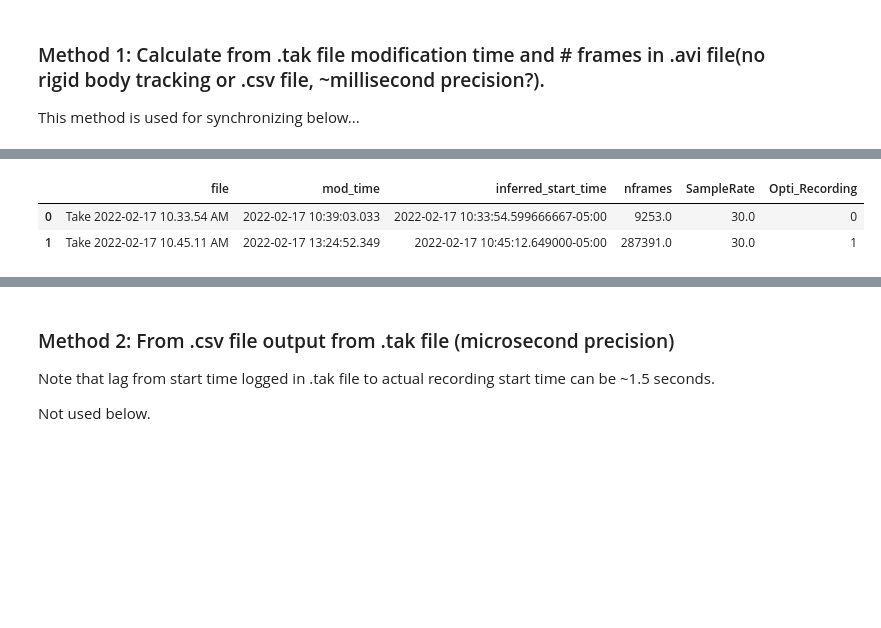
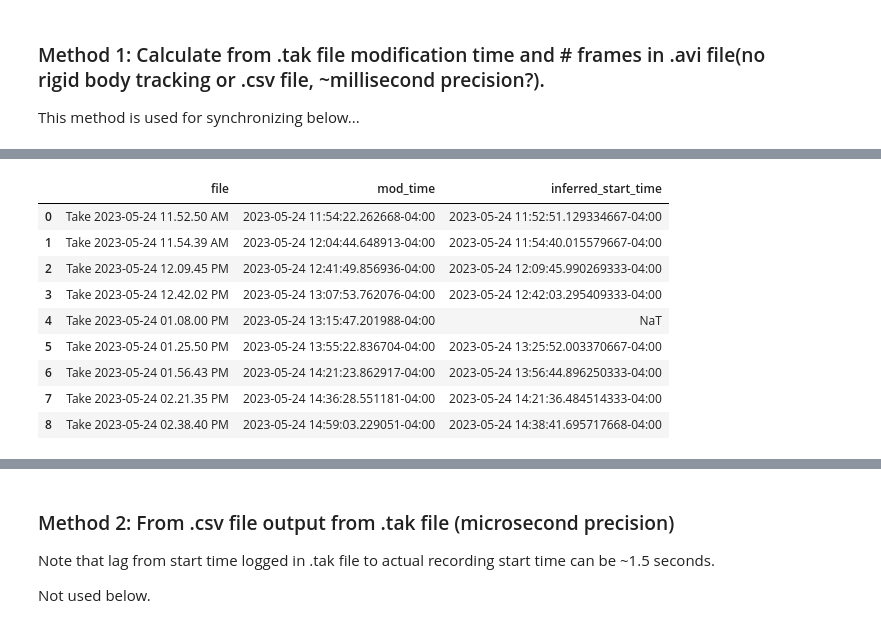
Before and after one commit to nkinsky/NeuroPy, a Jupyter notebook: notebooks/Data_align_Motive_to_OpenEphys.ipynb, the cells around one changed output, grey strips where cells are left out. Drawn from its saved outputs; the diff is of its cells as text; code cells hidden in the pictures; blank space fills up the shorter version.

```diff
--- a/notebooks/Data_align_Motive_to_OpenEphys.ipynb
+++ b/notebooks/Data_align_Motive_to_OpenEphys.ipynb
@@ -29,7 +29,7 @@ from neuropy.core.epoch import Epoch
 # %% [markdown]
 ## Load in session data and Open Ephys timestamps
 # %%
-dir_use = Path("/data3/Psilocybin/Recording_Rats/Finn/2022_02_17_psilocybin/")
+dir_use = Path("/data3/Psilocybin/Recording_Rats/Finn2/2023_05_24_saline1/")
 sess = core.ProcessData(dir_use)
 
 # Create sync_df to ID start and end of each recording in concatenated .eeg file
@@ -59,16 +68,22 @@ This method is used for synchronizing below...
 from datetime import datetime
 from neuropy.io.dlcio import DLC
 import os
+
 tak_file_dir = Path("/run/media/nkinsky/LWD_Backup/Nat/Psilocybin/Recording_Rats/Finn/2022_02_17_psilocybin/")
 dlc_file_dir = Path("/data3/Psilocybin/Recording_Rats/Finn/2022_02_17_psilocybin/")
-tak_files = sorted(tak_file_dir.glob("**/*.tak"))
 
-mtimes = []
-for tak_file in tak_files:
-    mtimes.append(pd.Timestamp(datetime.fromtimestamp(os.path.getmtime(tak_file))))
+if not (sess.basepath / "inferred_start_time.csv").exists():
 
-dlc = DLC(dlc_file_dir, movie_type=".avi")
+    tak_files = sorted(tak_file_dir.glob("**/*.tak"))
 
-opti_sr = dlc.SampleRate
-mtimes
+    mtimes = []
+    for tak_file in tak_files:
+        mtimes.append(pd.Timestamp(datetime.fromtimestamp(os.path.getmtime(tak_file))))
+
+    dlc = DLC(dlc_file_dir, movie_type=".avi")
+
+    opti_sr = dlc.SampleRate
+    mtimes
+else:
+    print("inferred_start_time.csv file already exists. Load in below")
 # %% [output]
@@ -100,14 +114,27 @@ start_times
 # %%
-start_time_df = pd.DataFrame({"file": [tak_file.stem for tak_file in tak_files],
-                              "mod_time": mtimes,
-                              "inferred_start_time": start_times,
-                              "nframes": nframes,
-                              "SampleRate": samplerate,
-                              "Opti_Recording": np.arange(len(tak_files))})
+if not (sess.basepath / "inferred_start_time.csv").exists():
+    start_time_df = pd.DataFrame({"file": [tak_file.stem for tak_file in tak_files],
+                                  "mod_time": mtimes,
+                                  "inferred_start_time": start_times,
+                                  "nframes": nframes,
+                                  "SampleRate": samplerate,
+                                  "Opti_Recording": np.arange(len(tak_files))})
 
-start_time_df.to_csv(sess.basepath / "inferred_start_time.csv")
+    start_time_df.to_csv(sess.basepath / "inferred_start_time.csv")
+else:
+    start_time_df = pd.read_csv(sess.basepath / "inferred_start_time.csv", index_col=0)
+    start_time_df = start_time_df.sort_values(by="mod_time", ignore_index=True)
+    start_time_df["mod_time"] = pd.to_datetime(start_time_df["mod_time"]).dt.tz_localize(tz)
+    start_time_df["inferred_start_time"] = pd.to_datetime(start_time_df["inferred_start_time"]).dt.tz_localize(tz)
 start_time_df
 # %% [output]
-|  | file | mod_time | inferred_start_time | nframes | SampleRate | Opti_Recording |
-| 0 | Take 2022-02-17 10.33.54 AM | 2022-02-17 10:39:03.033 | 2022-02-17 10:33:54.599666667-05:00 | 9253.0 | 30.0 | 0 |
-| 1 | Take 2022-02-17 10.45.11 AM | 2022-02-17 13:24:52.349 | 2022-02-17 10:45:12.649000-05:00 | 287391.0 | 30.0 | 1 |
+|  | file | mod_time | inferred_start_time |
+| 0 | Take 2023-05-24 11.52.50 AM | 2023-05-24 11:54:22.262668-04:00 | 2023-05-24 11:52:51.129334667-04:00 |
+| 1 | Take 2023-05-24 11.54.39 AM | 2023-05-24 12:04:44.648913-04:00 | 2023-05-24 11:54:40.015579667-04:00 |
+| 2 | Take 2023-05-24 12.09.45 PM | 2023-05-24 12:41:49.856936-04:00 | 2023-05-24 12:09:45.990269333-04:00 |
+| 3 | Take 2023-05-24 12.42.02 PM | 2023-05-24 13:07:53.762076-04:00 | 2023-05-24 12:42:03.295409333-04:00 |
+| 4 | Take 2023-05-24 01.08.00 PM | 2023-05-24 13:15:47.201988-04:00 | NaT |
+| 5 | Take 2023-05-24 01.25.50 PM | 2023-05-24 13:55:22.836704-04:00 | 2023-05-24 13:25:52.003370667-04:00 |
+| 6 | Take 2023-05-24 01.56.43 PM | 2023-05-24 14:21:23.862917-04:00 | 2023-05-24 13:56:44.896250333-04:00 |
+| 7 | Take 2023-05-24 02.21.35 PM | 2023-05-24 14:36:28.551181-04:00 | 2023-05-24 14:21:36.484514333-04:00 |
+| 8 | Take 2023-05-24 02.38.40 PM | 2023-05-24 14:59:03.229051-04:00 | 2023-05-24 14:38:41.695717668-04:00 |
```
Also changed, not shown: parts of 10 cells of this notebook.
